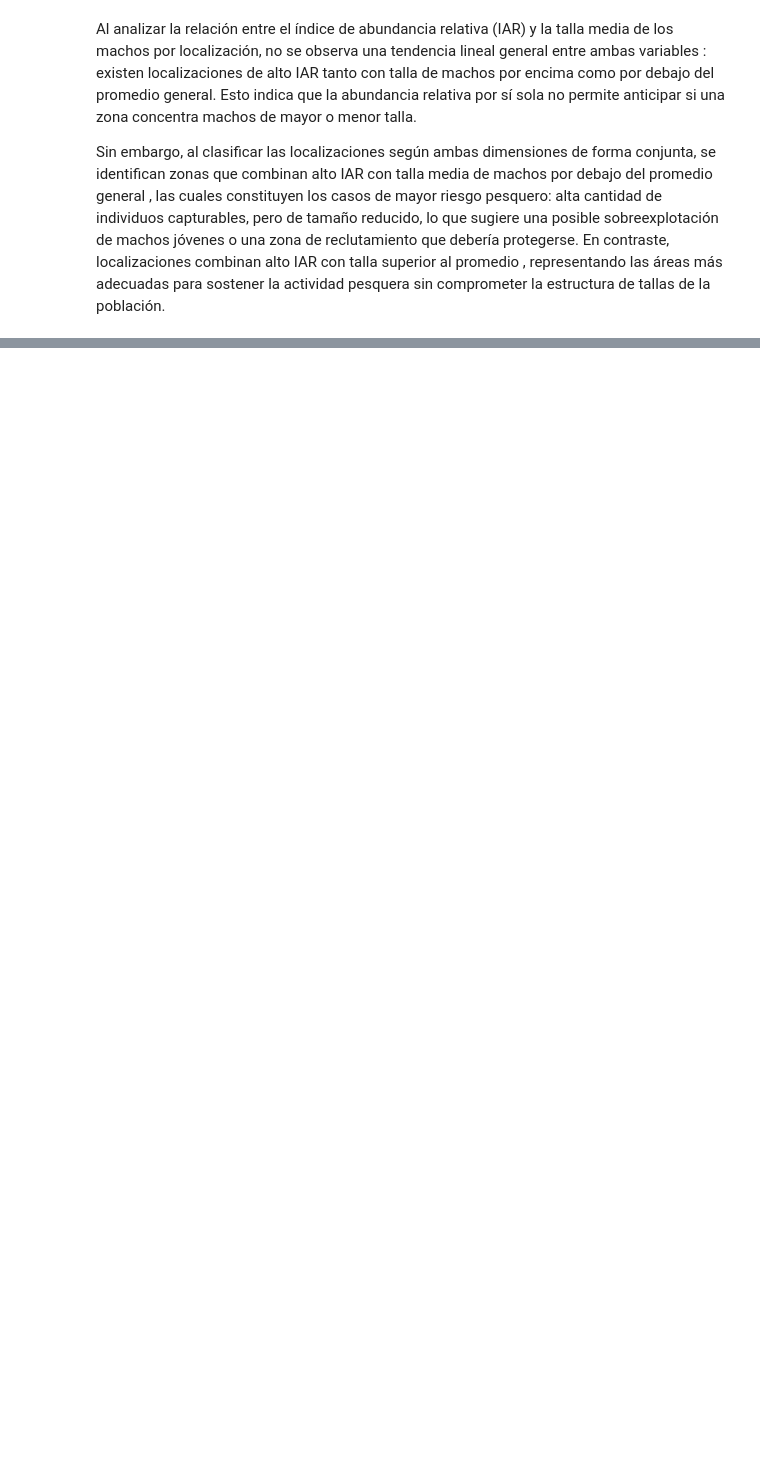
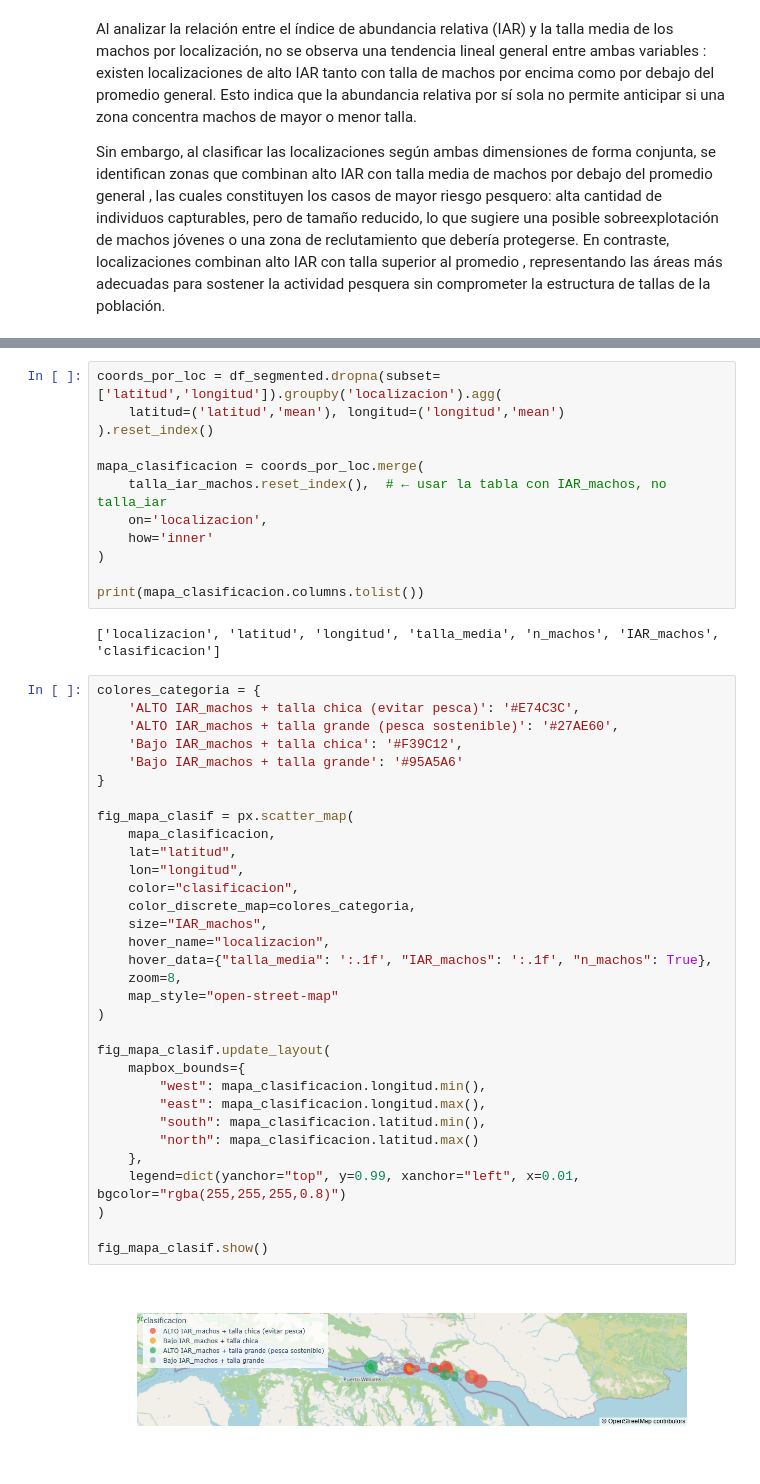
Before and after one commit to Mariano-ds/centollas2026, a Jupyter notebook: fernando/fernando_tp2.ipynb, the cells around one changed output, grey strips where cells are left out. Cells and saved outputs as stored; diff of their text form; blank space fills up the shorter version.

```diff
--- a/fernando/fernando_tp2.ipynb
+++ b/fernando/fernando_tp2.ipynb
@@ -1315,0 +1330,48 @@ plt.show()
+# %%
+coords_por_loc = df_segmented.dropna(subset=['latitud','longitud']).groupby('localizacion').agg(
+    latitud=('latitud','mean'), longitud=('longitud','mean')
+).reset_index()
+
+mapa_clasificacion = coords_por_loc.merge(
+    talla_iar_machos.reset_index(),  # ← usar la tabla con IAR_machos, no talla_iar
+    on='localizacion',
+    how='inner'
+)
+
+print(mapa_clasificacion.columns.tolist())
+# %% [output]
+['localizacion', 'latitud', 'longitud', 'talla_media', 'n_machos', 'IAR_machos', 'clasificacion']
+# %%
+colores_categoria = {
+    'ALTO IAR_machos + talla chica (evitar pesca)': '#E74C3C',
+    'ALTO IAR_machos + talla grande (pesca sostenible)': '#27AE60',
+    'Bajo IAR_machos + talla chica': '#F39C12',
+    'Bajo IAR_machos + talla grande': '#95A5A6'
+}
+
+fig_mapa_clasif = px.scatter_map(
+    mapa_clasificacion,
+    lat="latitud",
+    lon="longitud",
+    color="clasificacion",
+    color_discrete_map=colores_categoria,
+    size="IAR_machos",
+    hover_name="localizacion",
+    hover_data={"talla_media": ':.1f', "IAR_machos": ':.1f', "n_machos": True},
+    zoom=8,
+    map_style="open-street-map"
+)
+
+fig_mapa_clasif.update_layout(
+    mapbox_bounds={
+        "west": mapa_clasificacion.longitud.min(),
+        "east": mapa_clasificacion.longitud.max(),
+        "south": mapa_clasificacion.latitud.min(),
+        "north": mapa_clasificacion.latitud.max()
+    },
+    legend=dict(yanchor="top", y=0.99, xanchor="left", x=0.01, bgcolor="rgba(255,255,255,0.8)")
+)
+
+fig_mapa_clasif.show()
+# %% [output]
+[figure, added]
```
Also changed, not shown: parts of 45 cells of this notebook.
